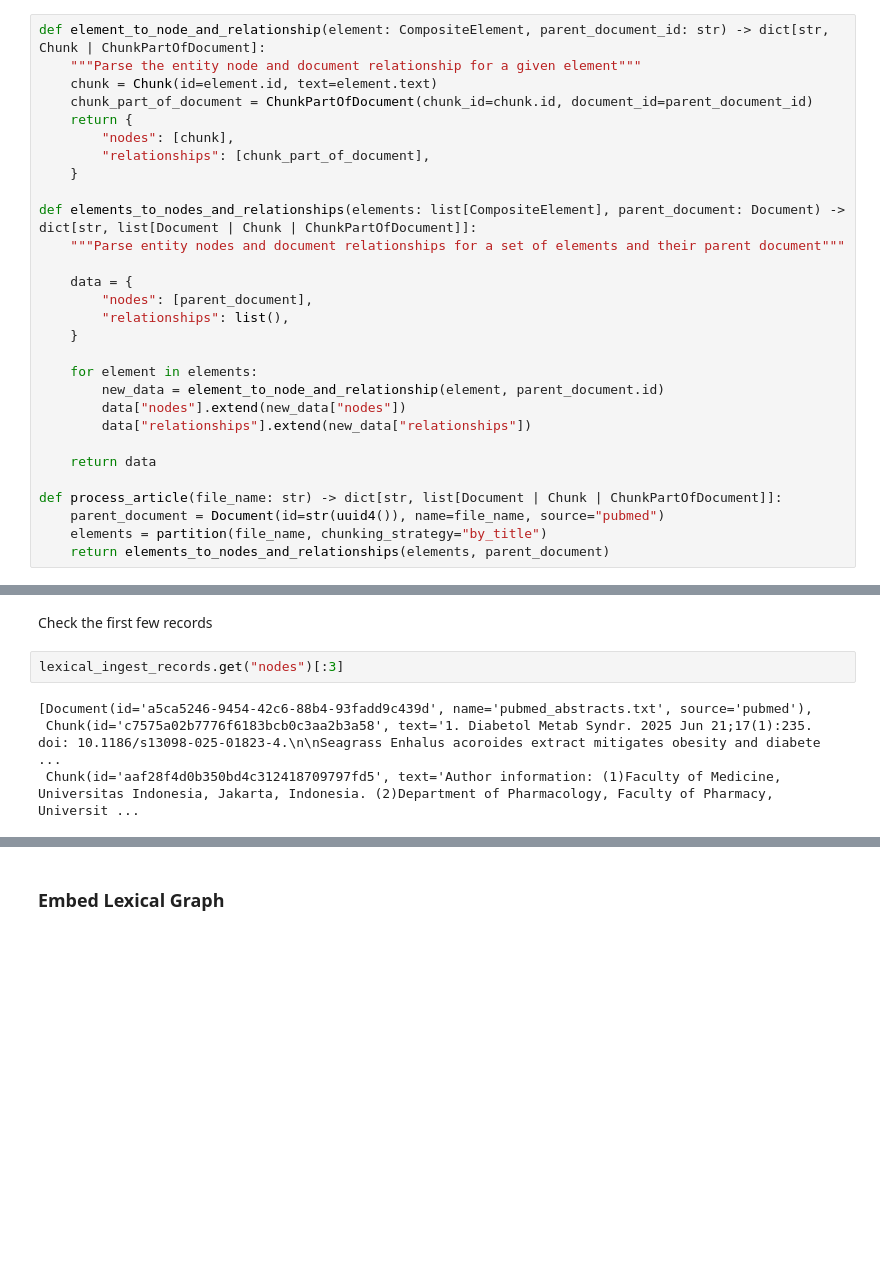
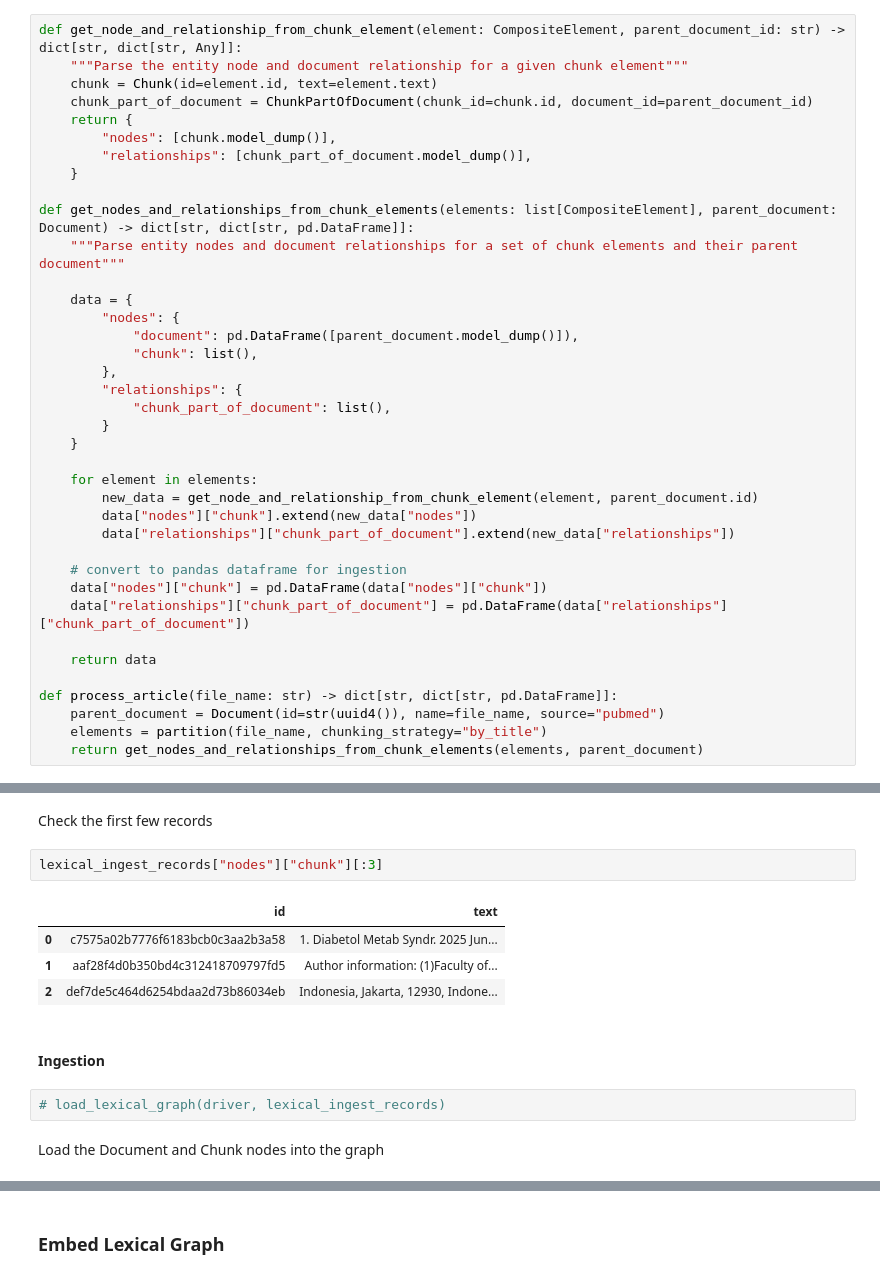
Before and after one commit to neo4j-field/pubmed-knowledge-graph-generation, a Jupyter notebook: generate_knowledge_graph.ipynb, the cells around one changed output, grey strips where cells are left out. Drawn from its saved outputs; the diff is of its cells as text; blank space fills up the shorter version.

```diff
--- a/generate_knowledge_graph.ipynb
+++ b/generate_knowledge_graph.ipynb
@@ -59,34 +63,43 @@ class ChunkHasEntity(BaseModel):
     chunk_id: str = Field(..., description="The id of the chunk")
     entity_id: str = Field(..., description="The id of the entity")
 # %%
-def element_to_node_and_relationship(element: CompositeElement, parent_document_id: str) -> dict[str, Chunk | ChunkPartOfDocument]:
-    """Parse the entity node and document relationship for a given element"""
+def get_node_and_relationship_from_chunk_element(element: CompositeElement, parent_document_id: str) -> dict[str, dict[str, Any]]:
+    """Parse the entity node and document relationship for a given chunk element"""
     chunk = Chunk(id=element.id, text=element.text)
     chunk_part_of_document = ChunkPartOfDocument(chunk_id=chunk.id, document_id=parent_document_id)
     return {
-        "nodes": [chunk],
-        "relationships": [chunk_part_of_document],
+        "nodes": [chunk.model_dump()],
+        "relationships": [chunk_part_of_document.model_dump()],
     }
 
-def elements_to_nodes_and_relationships(elements: list[CompositeElement], parent_document: Document) -> dict[str, list[Document | Chunk | ChunkPartOfDocument]]:
-    """Parse entity nodes and document relationships for a set of elements and their parent document"""
+def get_nodes_and_relationships_from_chunk_elements(elements: list[CompositeElement], parent_document: Document) -> dict[str, dict[str, pd.DataFrame]]:
+    """Parse entity nodes and document relationships for a set of chunk elements and their parent document"""
 
     data = {
-        "nodes": [parent_document],
-        "relationships": list(),
+        "nodes": {
+            "document": pd.DataFrame([parent_document.model_dump()]),
+            "chunk": list(),
+        },
+        "relationships": {
+            "chunk_part_of_document": list(),
+        }
     }
 
     for element in elements:
-        new_data = element_to_node_and_relationship(element, parent_document.id)
-        data["nodes"].extend(new_data["nodes"])
-        data["relationships"].extend(new_data["relationships"])
+        new_data = get_node_and_relationship_from_chunk_element(element, parent_document.id)
+        data["nodes"]["chunk"].extend(new_data["nodes"])
+        data["relationships"]["chunk_part_of_document"].extend(new_data["relationships"])
+
+    # convert to pandas dataframe for ingestion
+    data["nodes"]["chunk"] = pd.DataFrame(data["nodes"]["chunk"])
+    data["relationships"]["chunk_part_of_document"] = pd.DataFrame(data["relationships"]["chunk_part_of_document"])
 
     return data
 
-def process_article(file_name: str) -> dict[str, list[Document | Chunk | ChunkPartOfDocument]]:
+def process_article(file_name: str) -> dict[str, dict[str, pd.DataFrame]]:
     parent_document = Document(id=str(uuid4()), name=file_name, source="pubmed")
     elements = partition(file_name, chunking_strategy="by_title")
-    return elements_to_nodes_and_relationships(elements, parent_document)
+    return get_nodes_and_relationships_from_chunk_elements(elements, parent_document)
 # %% [markdown]
 ## Lexical Graph Embedding
 # %% [markdown]
@@ -454,8 +472,15 @@ libmagic is unavailable but assists in filetype detection. Please consider insta
 # %% [markdown]
 Check the first few records
 # %%
-lexical_ingest_records.get("nodes")[:3]
+lexical_ingest_records["nodes"]["chunk"][:3]
 # %% [output]
-[Document(id='a5ca5246-9454-42c6-88b4-93fadd9c439d', name='pubmed_abstracts.txt', source='pubmed'),
- Chunk(id='c7575a02b7776f6183bcb0c3aa2b3a58', text='1. Diabetol Metab Syndr. 2025 Jun 21;17(1):235. doi: 10.1186/s13098-025-01823-4.\n\nSeagrass Enhalus acoroides extract mitigates obesity and diabete ...
- Chunk(id='aaf28f4d0b350bd4c312418709797fd5', text='Author information: (1)Faculty of Medicine, Universitas Indonesia, Jakarta, Indonesia. (2)Department of Pharmacology, Faculty of Pharmacy, Universit ...
+|  | id | text |
+| 0 | c7575a02b7776f6183bcb0c3aa2b3a58 | 1. Diabetol Metab Syndr. 2025 Jun... |
+| 1 | aaf28f4d0b350bd4c312418709797fd5 | Author information: (1)Faculty of... |
+| 2 | def7de5c464d6254bdaa2d73b86034eb | Indonesia, Jakarta, 12930, Indone... |
+# %% [markdown]
+#### Ingestion
+# %%
+# load_lexical_graph(driver, lexical_ingest_records)
+# %% [markdown]
+Load the Document and Chunk nodes into the graph
```
Also changed, not shown: parts of 50 cells of this notebook, 3 other files.
